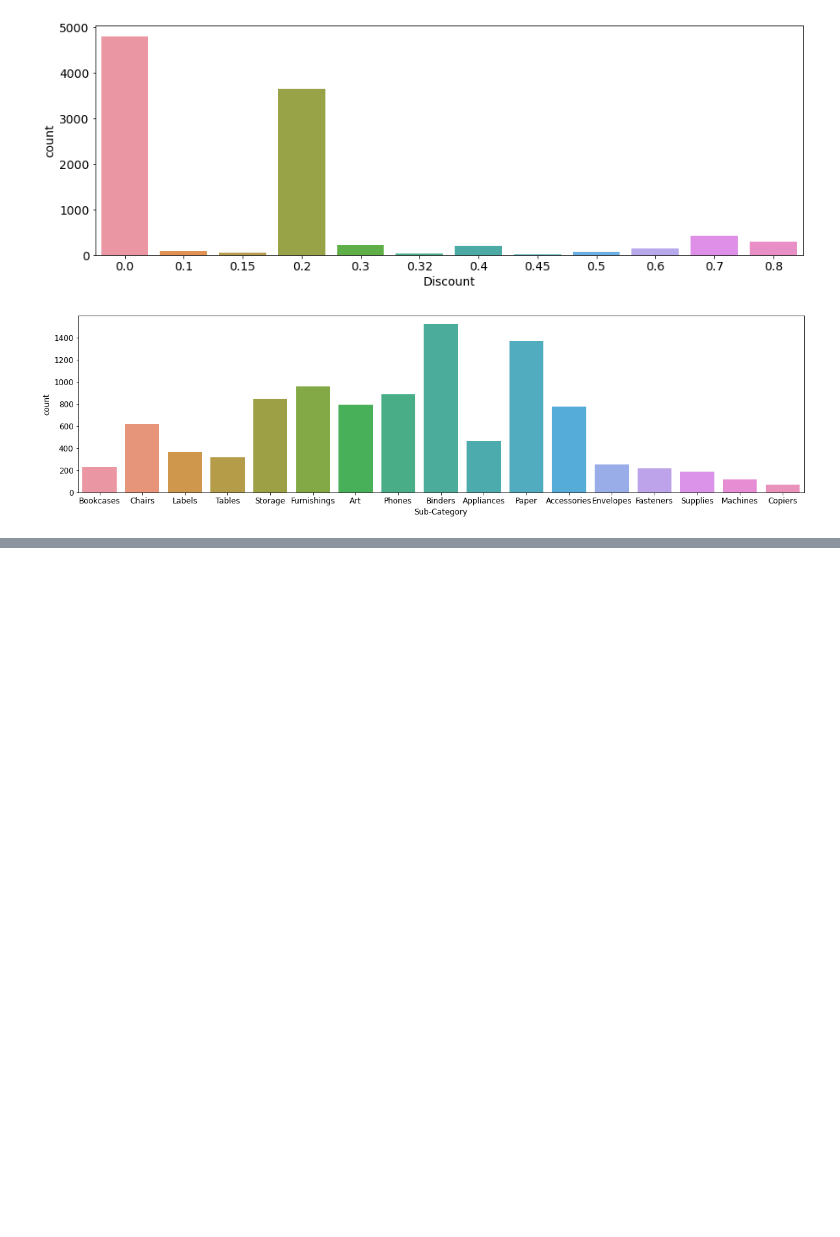
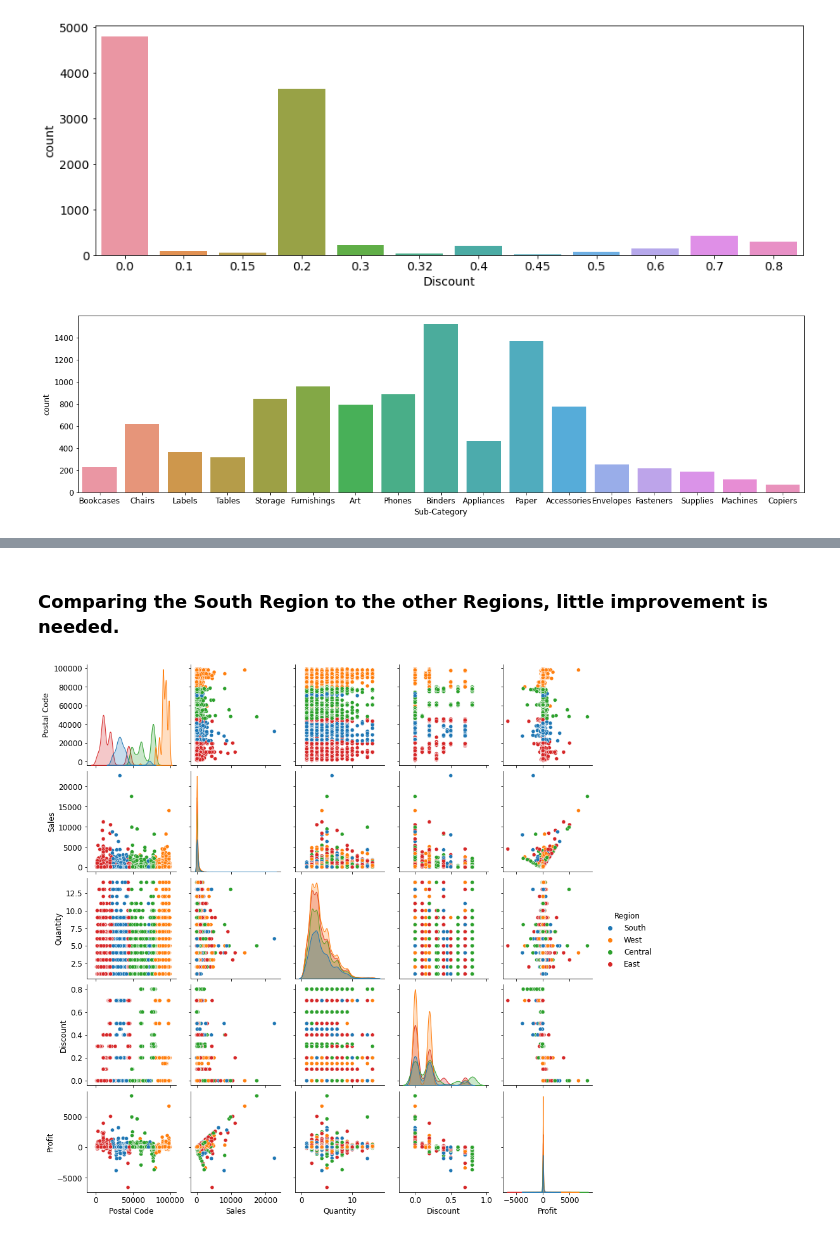
Before and after one commit to vivekkum-ar/SuperCenter-Data-EDA, a Jupyter notebook: EDA-on-superstore-dataset.ipynb, the cells around one changed output, grey strips where cells are left out. Cells and saved outputs as stored; diff of their text form; code cells hidden in the pictures; blank space fills up the shorter version.

```diff
--- a/EDA-on-superstore-dataset.ipynb
+++ b/EDA-on-superstore-dataset.ipynb
@@ -477,0 +487,6 @@ plt.show()
+# %% [markdown]
+### Comparing the South Region to the other Regions, little improvement is needed.
+# %%
+sns.pairplot(superstore_df,hue='Region');
+# %% [output]
+[figure, added]
```
Also changed, not shown: parts of 2 cells of this notebook.
